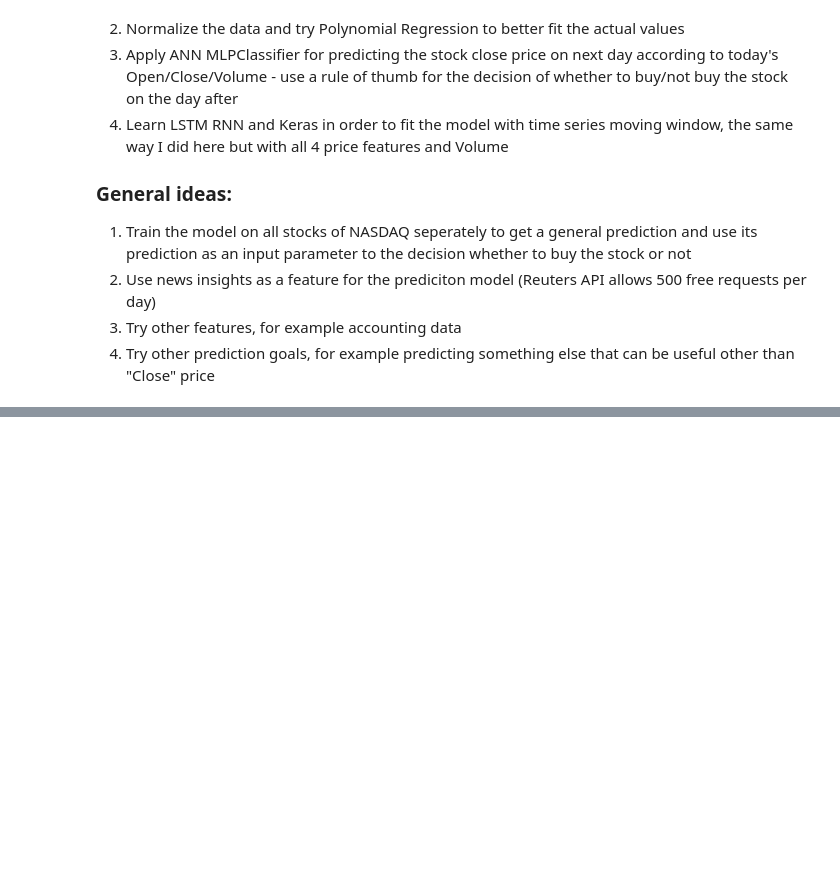
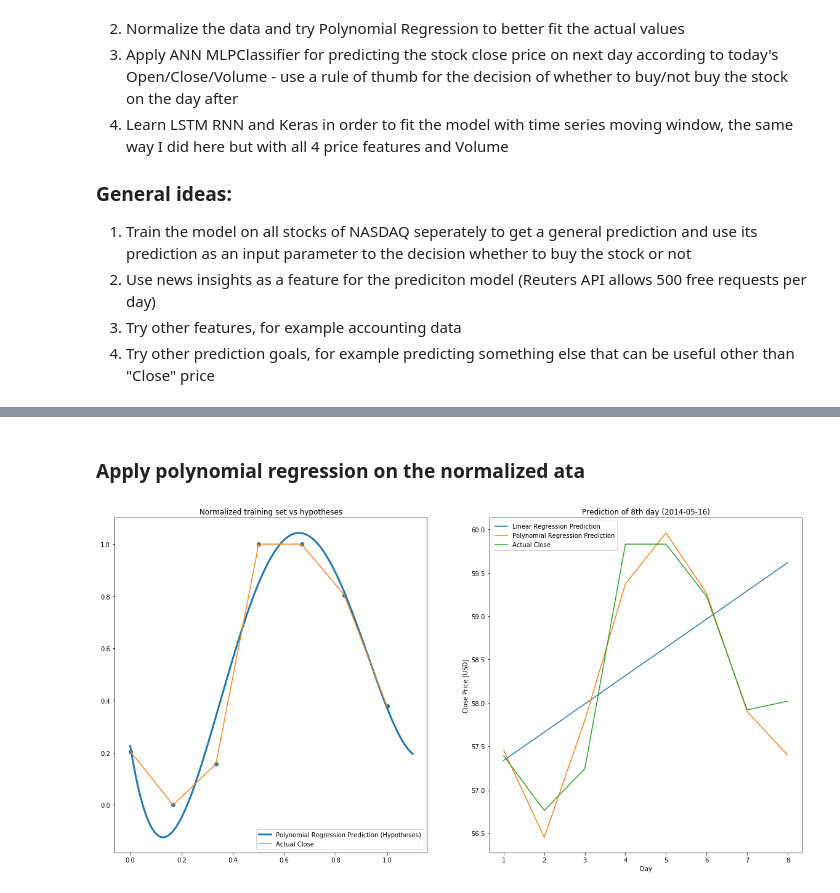
Before and after one commit to edibusl/stocks-predict, a Jupyter notebook: Stocks Prediction - Project Proposal.ipynb, the cells around one changed output, grey strips where cells are left out. Drawn from its saved outputs; the diff is of its cells as text; code cells hidden in the pictures; blank space fills up the shorter version.

Commit message:
Polynomial regression

```diff
--- a/Stocks Prediction - Project Proposal.ipynb
+++ b/Stocks Prediction - Project Proposal.ipynb
@@ -532,0 +643,62 @@ Simulation using random transactions. Mean revenues: $-11, Yearly revenue: $1033
+# %% [markdown]
+### Apply polynomial regression on the normalized ata
+# %%
+# Enhance the X/Y values to polynomial features
+samples_num = X.size
+poly_features = PolynomialFeatures(4)
+x_n = poly_features.fit_transform(X.reshape(samples_num, 1))
+y_n = poly_features.fit_transform(Y.reshape(samples_num, 1))
+
+# Train the polynomial regression model
+poly_model = LinearRegression()
+poly_model.fit(x_n, y_n)
+
+# Hypotheses function - Create X values and get the predicted Y's
+xfit = np.linspace(min(X), max(X) + 0.1, 1000)
+xfit_n = poly_features.fit_transform(xfit.reshape(1000, 1))
+yfit_n = poly_model.predict(xfit_n)
+
+# Generate predictions for the discrete values of X (window_size days), including the next day to predict
+X_inc_predict_n = poly_features.fit_transform(X_inc_predict.reshape(-1, 1))
+Y_inc_predict_n = poly_model.predict(X_inc_predict_n)
+
+##################
+# Plot the data: #
+##################
+
+plt.figure(figsize=(20,10))
+
+# First plot - Normalized training set vs hypotheses
+#############
+plt.subplot(1,2,1)
+plt.scatter(X, Y)
+plt.plot(xfit_n[:, 1], yfit_n[:, 1], linewidth=3);
+plt.plot(X, Y, '-')
+plt.title("Normalized training set vs hypotheses")
+plt.legend(["Polynomial Regression Prediction (Hypotheses)", "Actual Close"])
+
+
+# Second plot - Denormalized training set vs hypotheses
+#############
+
+# De-normalize the predicted Y's array (take only the column at index 1 which includes the original feature)
+XY_predicted_poly = np.concatenate((X_inc_predict_n[:,1].reshape(-1,1), Y_inc_predict_n[:,1].reshape(-1,1)), axis = 1)
+XY_inversed_poly = min_max_scaler.inverse_transform(XY_predicted_poly)
+Y_inversed_poly = XY_inversed_poly[:,1]
+
+# Get the actual Close prices array
+actuals = np.array(df["Close"][samples_start:samples_end + 2])
+
+# Plot the data
+plt.subplot(1,2,2)
+plt.plot(range(1,window_size + 2), Y_inversed, '-')
+plt.plot(range(1,window_size + 2), Y_inversed_poly, '-')
+plt.plot(range(1,window_size + 2), actuals, '-')
+predicted_date = df.iloc[cur_day]["Date"]
+plt.title("Prediction of 8th day ({})".format(predicted_date.date()))
+plt.xlabel('Day')
+plt.ylabel('Close Price [USD]')
+plt.legend(["Linear Regression Prediction", "Polynomial Regression Prediction", "Actual Close"])
+plt.show()
+# %% [output]
+[figure, added]
```
Also changed, not shown: parts of 12 cells of this notebook.
